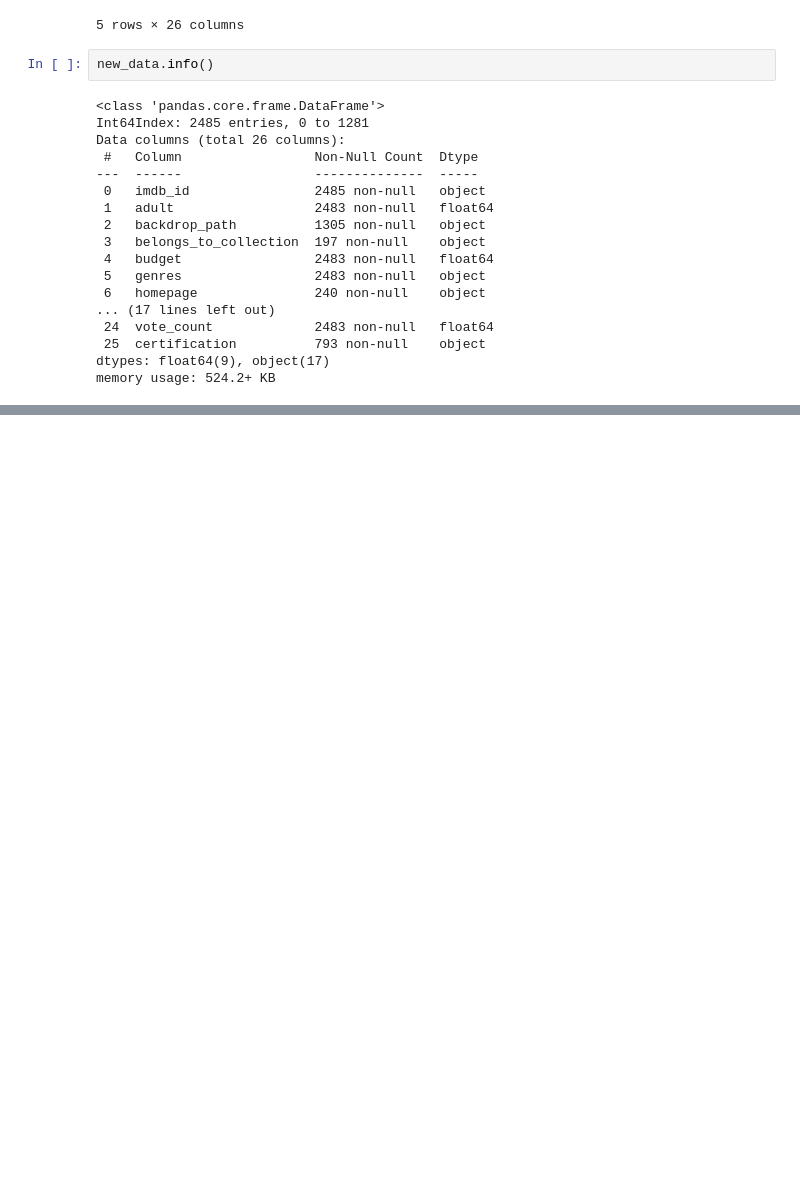
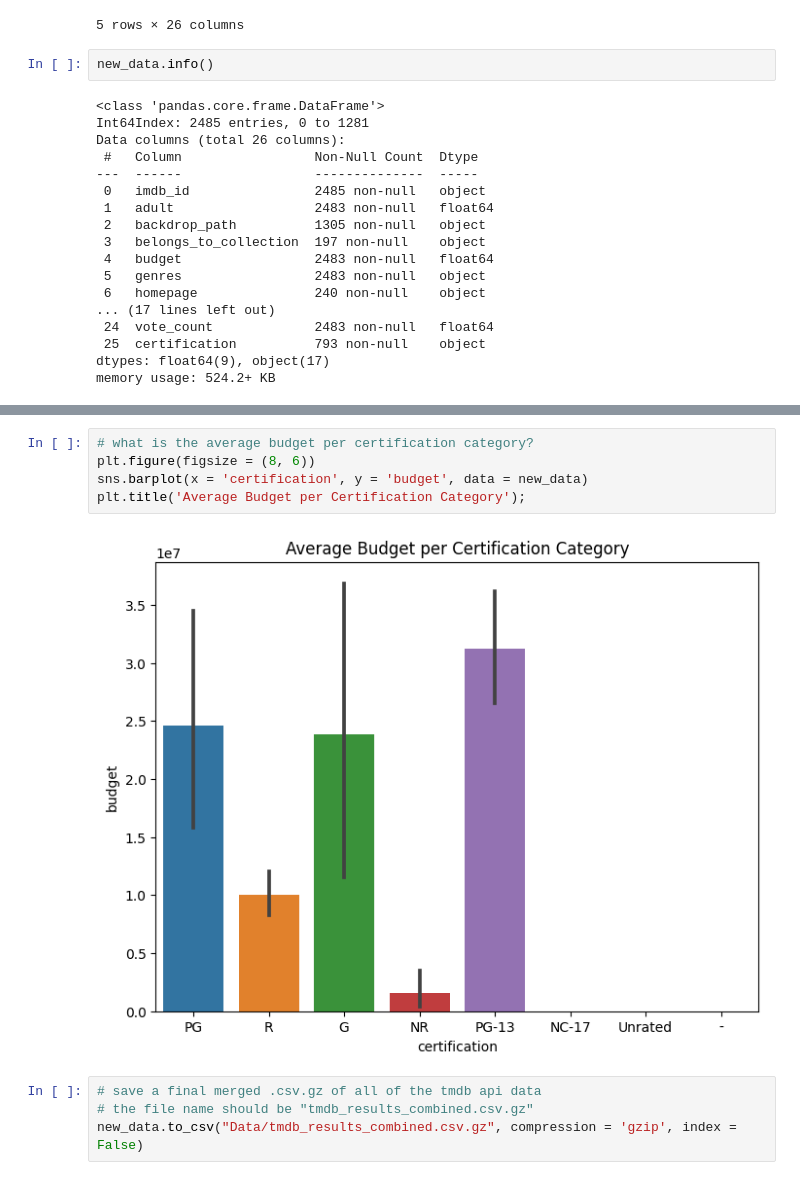
Before and after one commit to shellymduncan/Projec-3-TMDB, a Jupyter notebook: Project 3 - IMDB - Part 2-EDA..ipynb, the cells around one changed output, grey strips where cells are left out. Drawn from its saved outputs; the diff is of its cells as text; blank space fills up the shorter version.

```diff
--- a/Project 3 - IMDB - Part 2-EDA..ipynb
+++ b/Project 3 - IMDB - Part 2-EDA..ipynb
@@ -70,0 +98,11 @@ memory usage: 524.2+ KB
+# %%
+# what is the average budget per certification category?
+plt.figure(figsize = (8, 6))
+sns.barplot(x = 'certification', y = 'budget', data = new_data)
+plt.title('Average Budget per Certification Category');
+# %% [output]
+[figure, added]
+# %%
+# save a final merged .csv.gz of all of the tmdb api data
+# the file name should be "tmdb_results_combined.csv.gz"
+new_data.to_csv("Data/tmdb_results_combined.csv.gz", compression = 'gzip', index = False)
```
Also changed, not shown: parts of 5 cells of this notebook, 2 other files.
